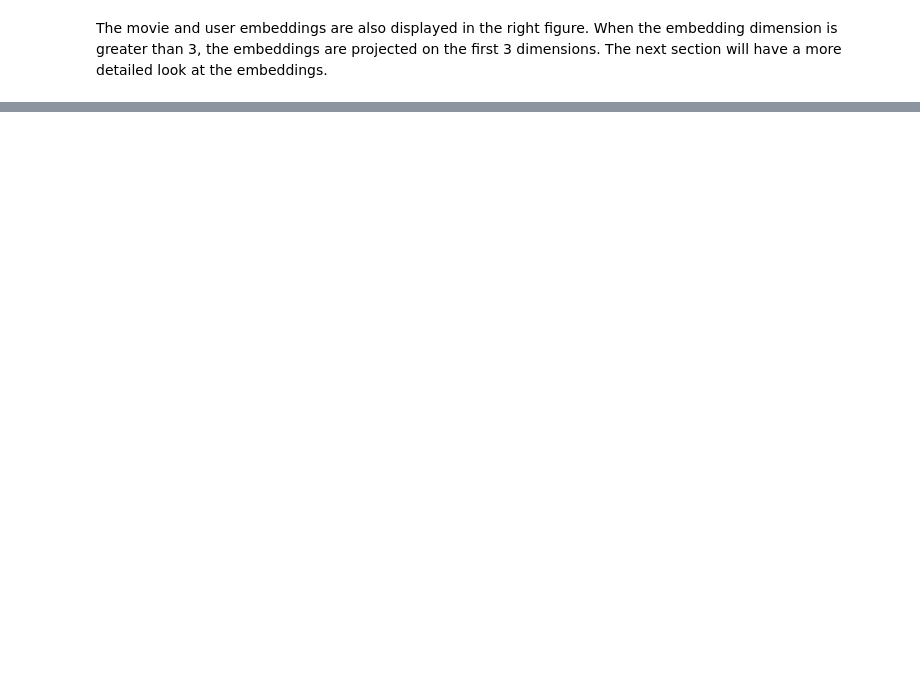
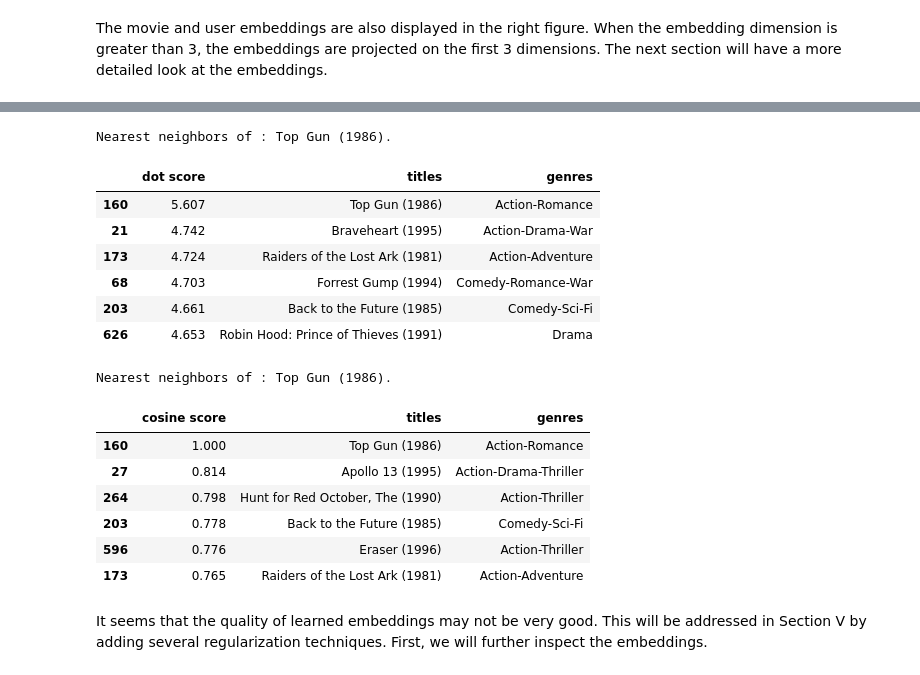
Before and after one commit to rtkilian/recommendation-engine-movie-lens, a Jupyter notebook: Collaborative_Filtering_Recommender_System.ipynb, the cells around one changed output, grey strips where cells are left out. Drawn from its saved outputs; the diff is of its cells as text; code cells hidden in the pictures; blank space fills up the shorter version.

```diff
--- a/Collaborative_Filtering_Recommender_System.ipynb
+++ b/Collaborative_Filtering_Recommender_System.ipynb
@@ -646,0 +719,40 @@ The movie and user embeddings are also displayed in the right figure. When the e
+# %%
+# @title User recommendations and nearest neighbours
+def user_recommendations(model, measure=DOT, exclude_rated=False, k=6):
+  if USER_RATINGS:
+    scores = compute_scores(model.embeddings["user_id"][943], model.embeddings["movie_id"], measure)
+    score_key = measure + ' score'
+    df = pd.DataFrame({
+        score_key: list(scores),
+        'movie_id': movies['movie_id'],
+        'titles': movies['title'],
+        'genres': movies['all_genres']
+    })
+    if exclude_rated:
+      # remove movies that are already rates
+      rated_movies = ratings[ratings.user_id == "943"]["movie_id"].values
+      df = df[df.movie_id.apply(lambda movie_id: movie_id not in rated_movies)]
+    display.display(df.sort_values([score_key], ascending=False).head(k))
+
+def movie_neighbors(model, title_substring, measure=DOT, k=6):
+  # Search for movie ids that match the given substring.
+  ids =  movies[movies['title'].str.contains(title_substring)].index.values
+  titles = movies.iloc[ids]['title'].values
+  if len(titles) == 0:
+    raise ValueError("Found no movies with title %s" % title_substring)
+  print("Nearest neighbors of : %s." % titles[0])
+  if len(titles) > 1:
+    print("[Found more than one matching movie. Other candidates: {}]".format(
+        ", ".join(titles[1:])))
+  movie_id = ids[0]
+  scores = compute_scores(
+      model.embeddings["movie_id"][movie_id], model.embeddings["movie_id"],
+      measure
+  )
+  score_key = measure + ' score'
+  df = pd.DataFrame({
+      score_key: list(scores),
+      'titles': movies['title'],
+      'genres': movies['all_genres']
+  })
+  display.display(df.sort_values([score_key], ascending=False).head(k))
@@ -646,0 +791,22 @@ The movie and user embeddings are also displayed in the right figure. When the e
+# %%
+movie_neighbors(model, "Top Gun", DOT)
+movie_neighbors(model, "Top Gun", COSINE)
+# %% [output]
+Nearest neighbors of : Top Gun (1986).
+|  | dot score | titles | genres |
+| 160 | 5.607 | Top Gun (1986) | Action-Romance |
+| 21 | 4.742 | Braveheart (1995) | Action-Drama-War |
+| 173 | 4.724 | Raiders of the Lost Ark (1981) | Action-Adventure |
+| 68 | 4.703 | Forrest Gump (1994) | Comedy-Romance-War |
+| 203 | 4.661 | Back to the Future (1985) | Comedy-Sci-Fi |
+| 626 | 4.653 | Robin Hood: Prince of Thieves (1991) | Drama |
+Nearest neighbors of : Top Gun (1986).
+|  | cosine score | titles | genres |
+| 160 | 1.000 | Top Gun (1986) | Action-Romance |
+| 27 | 0.814 | Apollo 13 (1995) | Action-Drama-Thriller |
+| 264 | 0.798 | Hunt for Red October, The (1990) | Action-Thriller |
+| 203 | 0.778 | Back to the Future (1985) | Comedy-Sci-Fi |
+| 596 | 0.776 | Eraser (1996) | Action-Thriller |
+| 173 | 0.765 | Raiders of the Lost Ark (1981) | Action-Adventure |
+# %% [markdown]
+It seems that the quality of learned embeddings may not be very good. This will be addressed in Section V by adding several regularization techniques. First, we will further inspect the embeddings.
```
Also changed, not shown: parts of 31 cells of this notebook.
